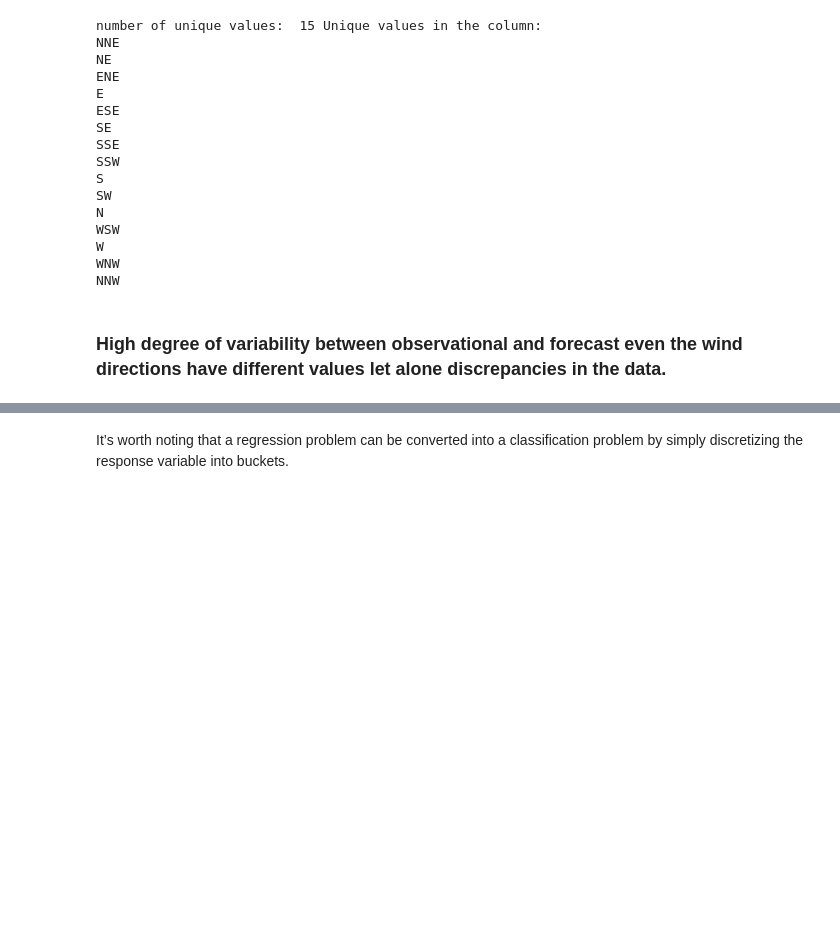
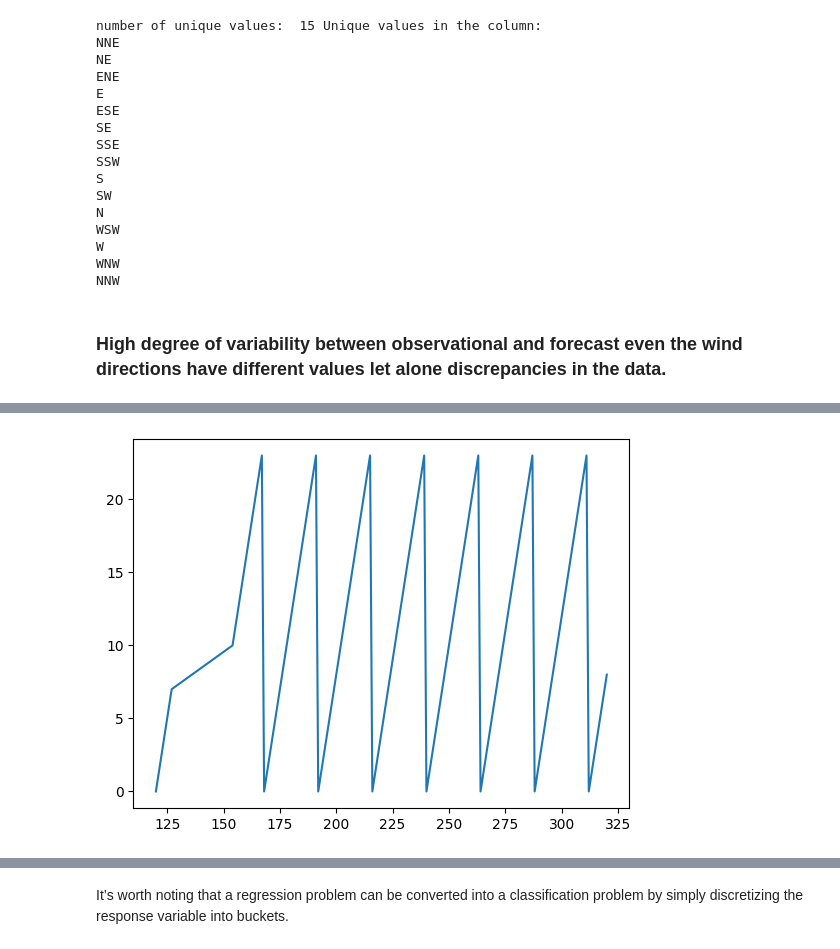
Before and after one commit to Rezvision/AOB_Energy_Consumption_Analysis_Prediction, a Jupyter notebook: aob-analysis.ipynb, the cells around one changed output, grey strips where cells are left out. Saved outputs shown, nothing was run; the diff lists cells and outputs as text; code cells hidden in the pictures; blank space fills up the shorter version.

```diff
--- a/aob-analysis.ipynb
+++ b/aob-analysis.ipynb
@@ -458,0 +185,7 @@ lassomodel_future_df.head(48)
+# %%
+sample = df[:168] # roughly the first week of the data
+
+
+ax = sample['hour'].plot()
+# %% [output]
+[figure, added]
```
Also changed, not shown: parts of 60 cells of this notebook.
